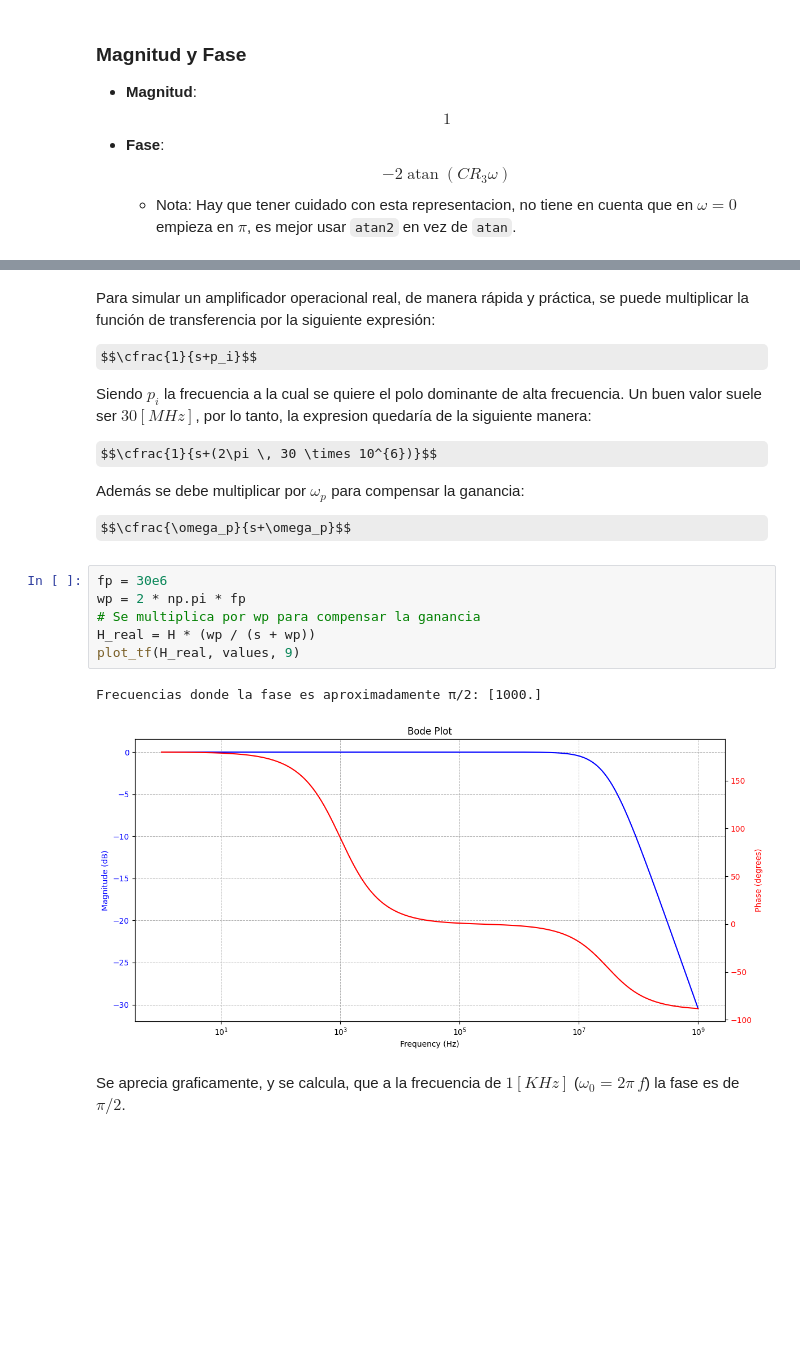
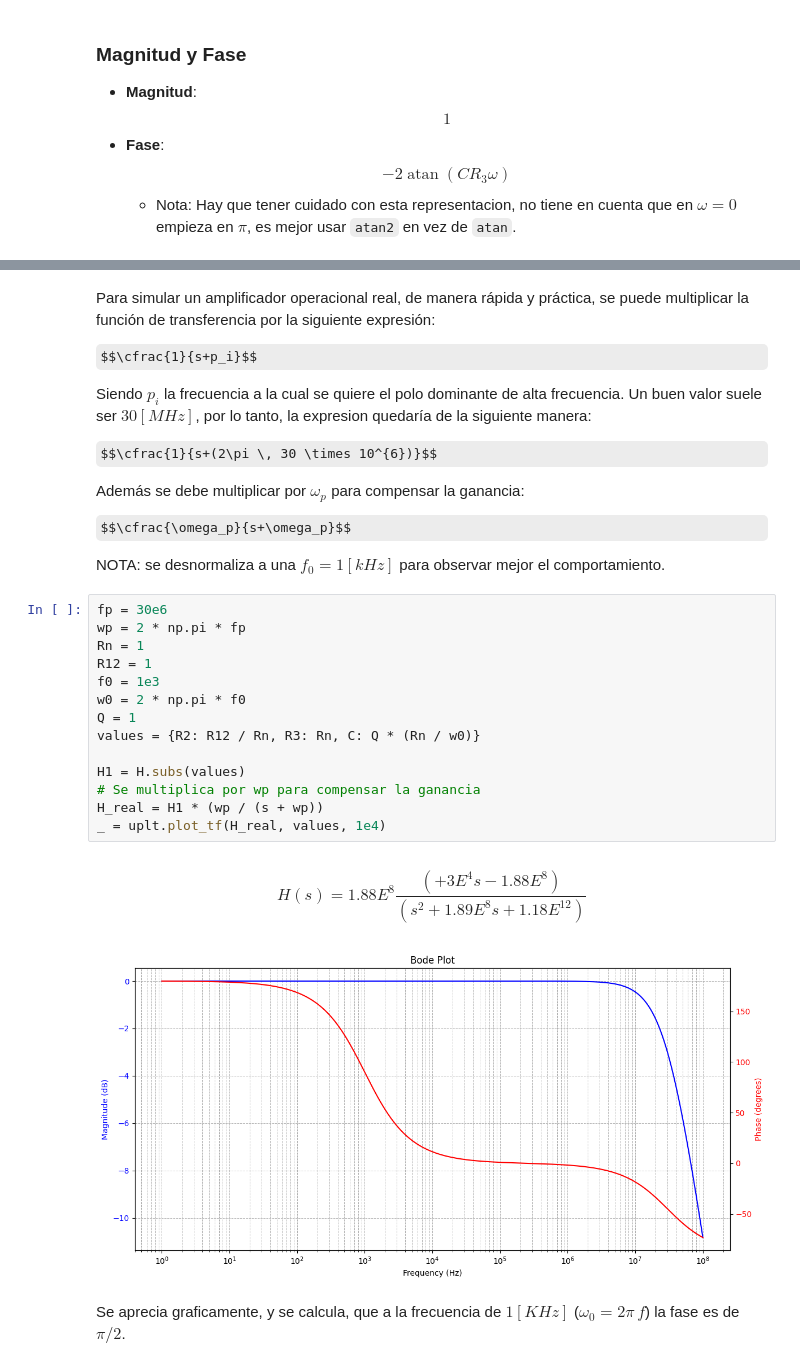
Before and after one commit to fborello-lambda/TC2-2025, a Jupyter notebook: TS1/TS1.ipynb, the cells around one changed output, grey strips where cells are left out. Drawn from its saved outputs; the diff is of its cells as text; some formulas as TeX source; blank space fills up the shorter version.

```diff
--- a/TS1/TS1.ipynb
+++ b/TS1/TS1.ipynb
@@ -220,14 +155,24 @@ $$\cfrac{1}{s+(2\pi \, 30 \times 10^{6})}$$
 Además se debe multiplicar por $\omega_p$ para compensar la ganancia:
 
 $$\cfrac{\omega_p}{s+\omega_p}$$
+
+NOTA: se desnormaliza a una $f_0 = 1 [kHz]$ para observar mejor el comportamiento.
 # %%
 fp = 30e6
 wp = 2 * np.pi * fp
+Rn = 1
+R12 = 1
+f0 = 1e3
+w0 = 2 * np.pi * f0
+Q = 1
+values = {R2: R12 / Rn, R3: Rn, C: Q * (Rn / w0)}
+
+H1 = H.subs(values)
 # Se multiplica por wp para compensar la ganancia
-H_real = H * (wp / (s + wp))
-plot_tf(H_real, values, 9)
+H_real = H1 * (wp / (s + wp))
+_ = uplt.plot_tf(H_real, values, 1e4)
 # %% [output]
-Frecuencias donde la fase es aproximadamente π/2: [1000.]
+$$H(s) = 1.88E^{8} \frac{(+ 3E^{4}s - 1.88E^{8})}{(s^2 + 1.89E^{8}s + 1.18E^{12})}$$
-[figure, old version]
+[figure, new version]
 # %% [markdown]
 Se aprecia graficamente, y se calcula, que a la frecuencia de $1 [KHz]$ ($\omega_0 = 2\pi \, f$) la fase es de $\pi/2$.
```
Also changed, not shown: parts of 14 cells of this notebook, 2 other files.
